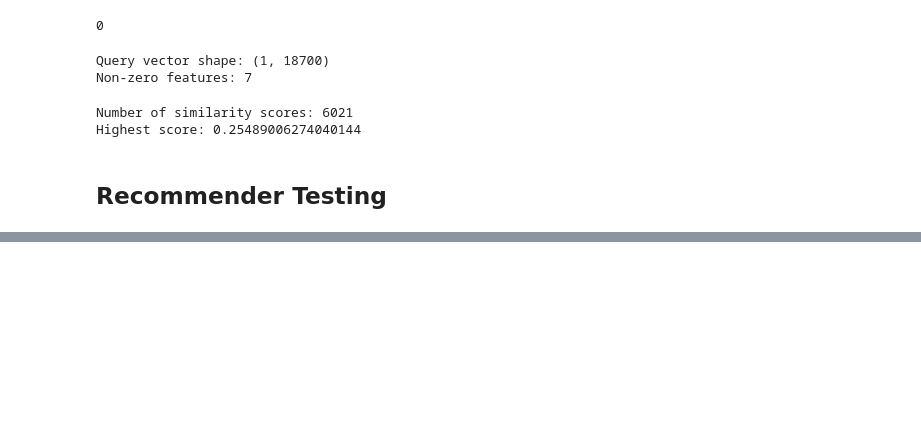
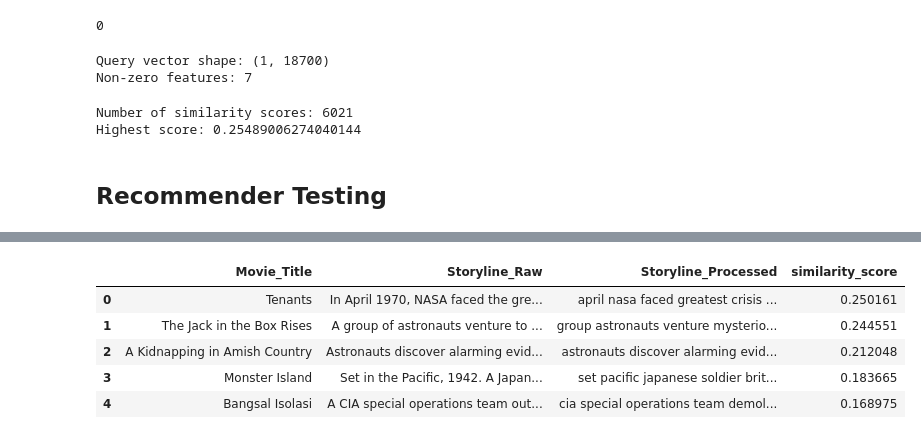
Before and after one commit to SICE-Logs/IMDb_Movie_Recommendation_System, a Jupyter notebook: notebooks/3_Recommender_System.ipynb, the cells around one changed output, grey strips where cells are left out. Saved outputs shown, nothing was run; the diff lists cells and outputs as text; code cells hidden in the pictures; blank space fills up the shorter version.

```diff
--- a/notebooks/3_Recommender_System.ipynb
+++ b/notebooks/3_Recommender_System.ipynb
@@ -540,0 +539,31 @@ ImportError: cannot import name 'MovieRecommender' from 'src.recommender' (g:\Pr
+# %%
+models = load_models()
+
+movie_data = models["movie_data"]
+tfidf_matrix = models["tfidf_matrix"]
+tfidf_vectorizer = models["tfidf_vectorizer"]
+# %%
+recommender = MovieRecommender(
+    movie_data=movie_data,
+    tfidf_matrix=tfidf_matrix,
+    tfidf_vectorizer=tfidf_vectorizer,
+)
+# %%
+query = """
+A group of astronauts faces an unknown creature
+while trying to survive aboard a damaged spacecraft.
+"""
+
+recommendations = recommender.recommend(
+    query,
+    top_n=5,
+)
+
+recommendations
+# %% [output]
+|  | Movie_Title | Storyline_Raw | Storyline_Processed | similarity_score |
+| 0 | Tenants | In April 1970, NASA faced the gre... | april nasa faced greatest crisis ... | 0.250161 |
+| 1 | The Jack in the Box Rises | A group of astronauts venture to ... | group astronauts venture mysterio... | 0.244551 |
+| 2 | A Kidnapping in Amish Country | Astronauts discover alarming evid... | astronauts discover alarming evid... | 0.212048 |
+| 3 | Monster Island | Set in the Pacific, 1942. A Japan... | set pacific japanese soldier brit... | 0.183665 |
+| 4 | Bangsal Isolasi | A CIA special operations team out... | cia special operations team demol... | 0.168975 |
```
Also changed, not shown: parts of 7 cells of this notebook, 1 other file.
